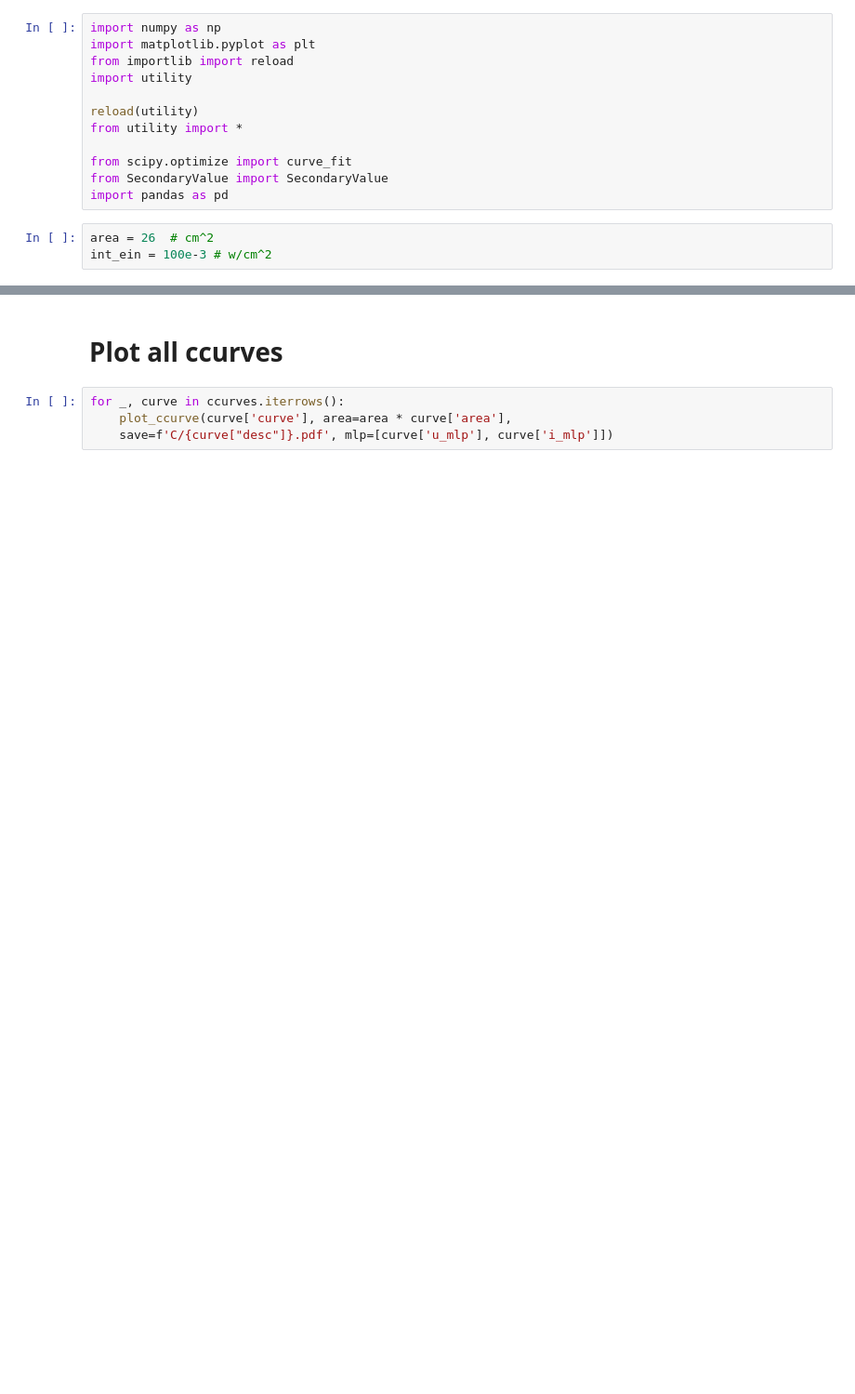
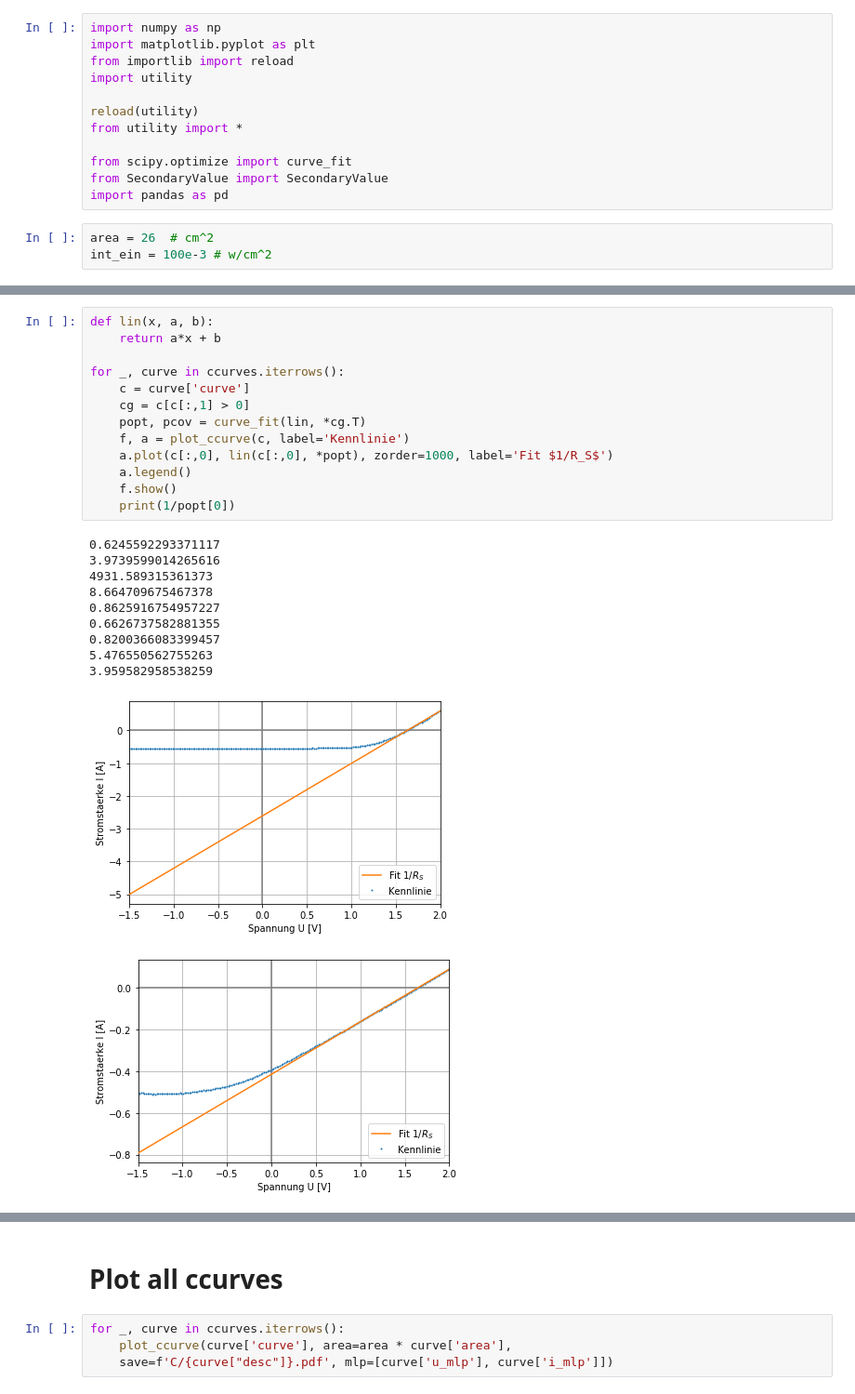
Before and after one commit to vale981/fpraktikum, a Jupyter notebook: SZ/auswertung/c.ipynb, the cells around one changed output, grey strips where cells are left out. Shown at 93% size. Saved outputs shown, nothing was run; the diff lists cells and outputs as text; blank space fills up the shorter version.

```diff
--- a/SZ/auswertung/c.ipynb
+++ b/SZ/auswertung/c.ipynb
@@ -29,3 +29,28 @@ ccurves = load_and_analyze([
         area=area,
         formatter='../messungen/191114_OM_VB/3_{}.dat'.format,
         columns=['desc', 'curve', 'area', 'j_c', 'u_cc', 'ff', 'eta', 'p_mlp', 'u_mlp', 'i_mlp'])
+# %%
+def lin(x, a, b):
+    return a*x + b
+
+for _, curve in ccurves.iterrows():
+    c = curve['curve']
+    cg = c[c[:,1] > 0]
+    popt, pcov = curve_fit(lin, *cg.T)
+    f, a = plot_ccurve(c, label='Kennlinie')
+    a.plot(c[:,0], lin(c[:,0], *popt), zorder=1000, label='Fit $1/R_S$')
+    a.legend()
+    f.show()
+    print(1/popt[0])
+# %% [output]
+0.6245592293371117
+3.9739599014265616
+4931.589315361373
+8.664709675467378
+0.8625916754957227
+0.6626737582881355
+0.8200366083399457
+5.476550562755263
+3.959582958538259
+[figure, added]
+[figure, added]
```
Also changed, not shown: parts of 8 cells of this notebook, 29 other files.
